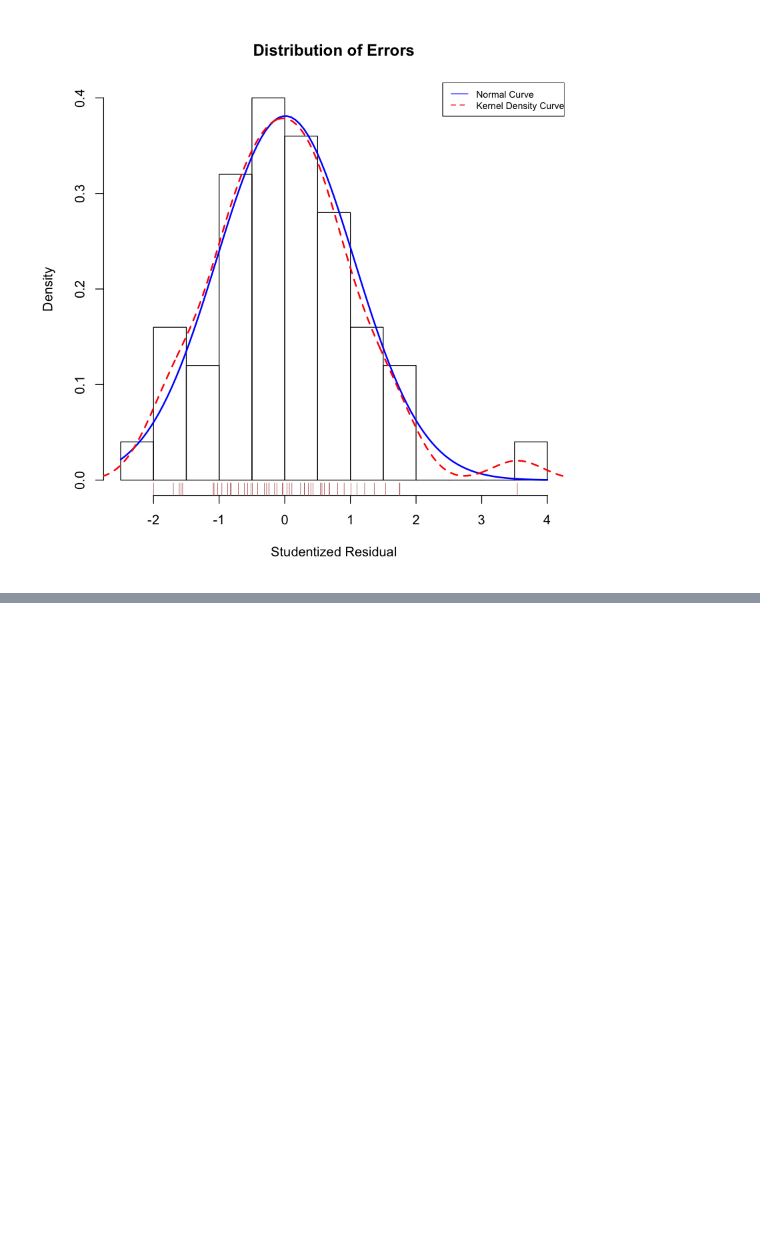
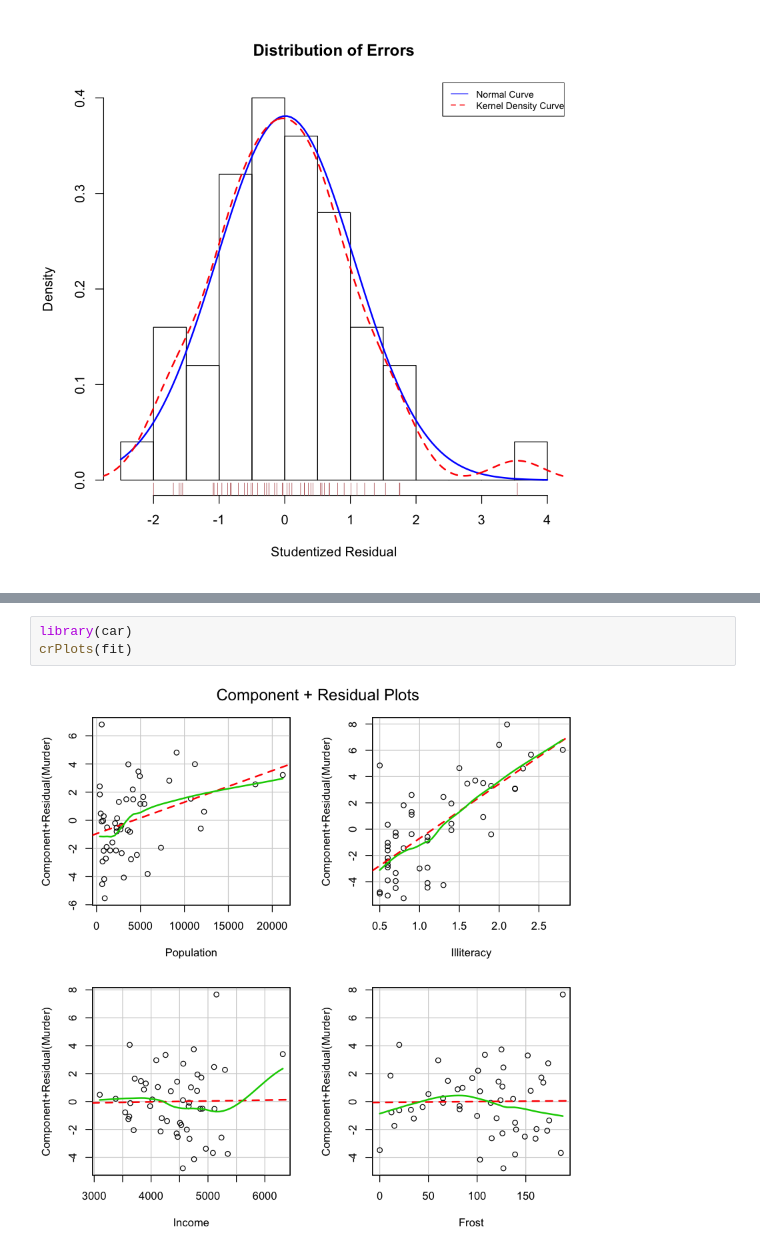
Before and after one commit to zhangjunhd/machine-learning-notes, a Jupyter notebook: r/r_in_action/regression.ipynb, the cells around one changed output, grey strips where cells are left out. Drawn from its saved outputs; the diff is of its cells as text; blank space fills up the shorter version.

```diff
--- a/r/r_in_action/regression.ipynb
+++ b/r/r_in_action/regression.ipynb
@@ -400,0 +415,5 @@ residplot(fit)
+# %%
+library(car)
+crPlots(fit)
+# %% [output]
+[figure, added]
```
Also changed, not shown: parts of 13 cells of this notebook.
